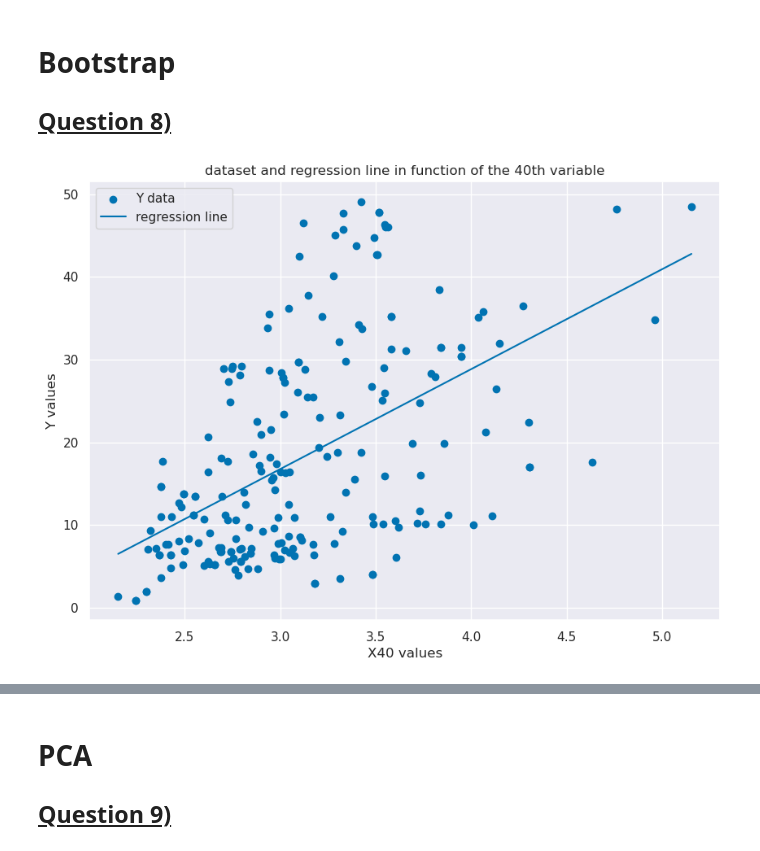
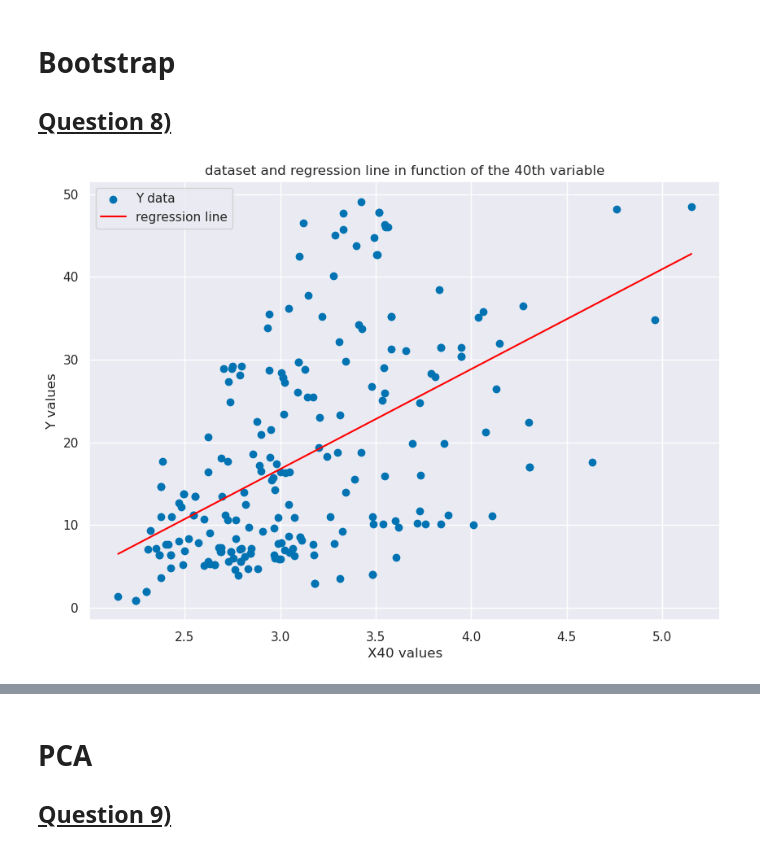
Before and after one commit to Dardare-Clement/SD-TSIA204, a Jupyter notebook: TP2/SD-TSIA204_lab2_dardare_clement.ipynb, the cells around one changed output, grey strips where cells are left out. Cells and saved outputs as stored; diff of their text form; code cells hidden in the pictures.

```diff
--- a/TP2/SD-TSIA204_lab2_dardare_clement.ipynb
+++ b/TP2/SD-TSIA204_lab2_dardare_clement.ipynb
@@ -431,24 +431,24 @@ coefficient of determination R2=0.9264
 # %%
 X40 = X.iloc[:, 39]  # store the 40th variable
 
 # Run OLS on the data
 model = LinearRegression()
 model.fit(np.array(X40).reshape(-1, 1), Y)
 coef = model.coef_
 intercept = model.intercept_
 
 # Compute the regression line
 xs = np.linspace(np.min(X40), np.max(X40), 100)
 ys = intercept + coef * xs
 
 # plot the dataset ant the regression line
 plt.figure(figsize=(10, 7))
 plt.scatter(X40, Y, label='Y data')
-plt.plot(xs, ys, label='regression line')
+plt.plot(xs, ys, label='regression line', color='red')
 plt.xlabel('X40 values')
 plt.ylabel('Y values')
 plt.title('dataset and regression line in function of the 40th variable')
 plt.legend()
 plt.show()
 # %% [output]
-[figure, old version]
+[figure, new version]
```
Also changed, not shown: parts of 5 cells of this notebook.
